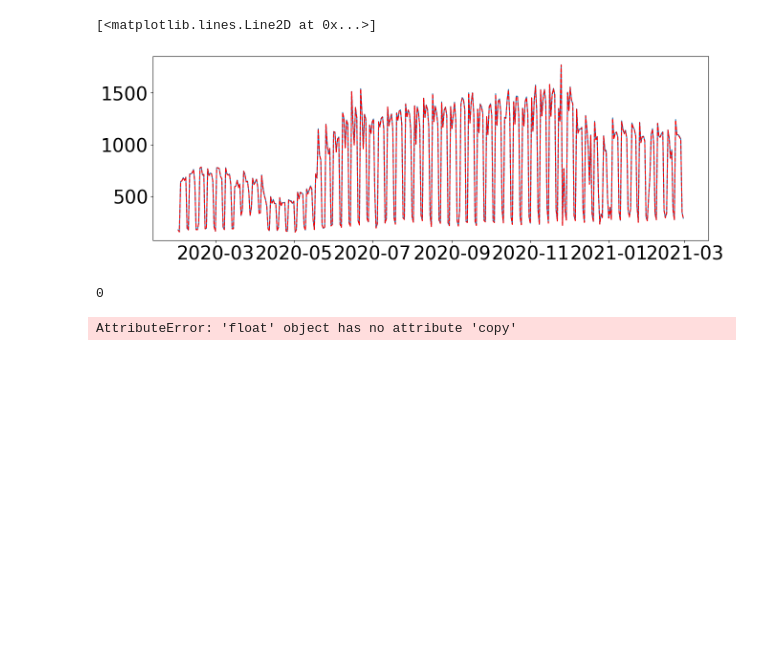
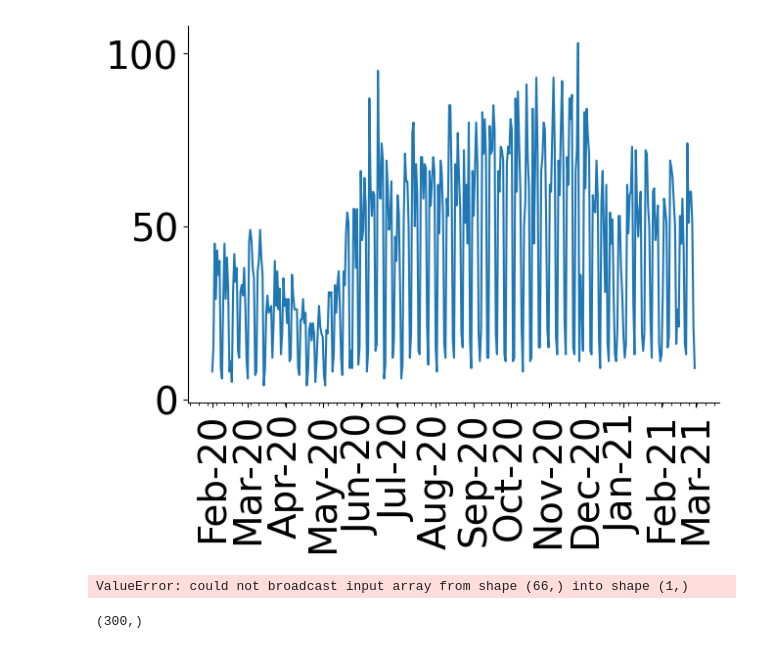
Before and after one commit to ChaosDonkey06/AMR_ABM2, a Jupyter notebook: model_sims.ipynb, the cells around one changed output. Saved outputs shown, nothing was run; the diff lists cells and outputs as text; code cells hidden in the pictures; blank space fills up the shorter version.

Commit message:
update patient observational model

```diff
--- a/model_sims.ipynb
+++ b/model_sims.ipynb
@@ -65,6 +69,7 @@ def amr_abm(agents_state, movement, ward2size, parameters):
         parameters   : dictionary of parameters, contains importation rate (gamma), nosocomial transmission rate (beta),
                         effective sensitivity (ro), and decolonization rate (alpha)
     """
+    agents_state = onp.array(agents_state)
 
     γ   = parameters["gamma"] # importation rate.
     β   = parameters["beta"]  # nosocomial transmission rate.
@@ -104,45 +109,33 @@ from jax import jit, vmap
 
 dates_simulation = pd.date_range(start="2020-02-01", end="2021-02-28", freq="D")
 
 parameters          = {}
-parameters["gamma"] = 100/100
+parameters["gamma"] = 5/100
 parameters["beta"]  = 0.02
 parameters["ro"]    = 6/100
 parameters["alpha"] = 1/120
 parameters["Nw"]    = len(ward2id)
 parameters["Np"]    = movement_df.mrn_id.unique().shape[0]
 
 colonized    = []
 
 key   = random.PRNGKey(0)
 model = lambda pstatus, movement: amr_abm(pstatus, movement, ward2size, parameters)
 
 from tqdm import tqdm
 import numpy as onp
 
 agents_state = onp.zeros(parameters["Np"])
 
 for date in tqdm(dates_simulation):
     movement     = movement_df[movement_df["date"]==date]
     agents_state = model(agents_state, movement)
     colonized.append(np.sum(agents_state==Patient.colonized))
 
 from utils.plot_utils import *
 
 fig, ax = plt.subplots(1, 1, figsize=(7, 5))
 ax.plot(dates_simulation, colonized)
-ax.plot(dates_simulation, movement_df.groupby(["date"]).sum()[["first_day"]]["first_day"].values, ls="--", color="red")
+format_axis(ax)
 # %% [output]
-[<matplotlib.lines.Line2D at 0x...>]
-[figure, old version]
+[figure, new version]
-# %%
-model_ensemble = onp.vectorize(amr_abm, excluded=[1, 2, 3])
-agents_state   = onp.zeros((movement_df.mrn_id.unique().shape[0], 2))
-
-for i, date in enumerate(dates_simulation):
-    movement     = movement_df[movement_df["date"]==date]
-    print(i)
-    agents_state = model_ensemble(agents_state, movement, ward2size, parameters)
-# %% [output]
-0
-AttributeError: 'float' object has no attribute 'copy'
@@ -148,0 +228,25 @@ AttributeError: 'float' object has no attribute 'copy'
+# %%
+patients_state = agents_state
+
+_, m = patients_state.shape
+ρ    = parameters["ro"] # effective sensitivity.
+Nw   = parameters["Nw"] # number of wards
+
+ward_colonized = onp.zeros((parameters["Nw"], 1))
+ward_positive  = onp.zeros((parameters["Nw"], 1))
+
+p_test = onp.random.uniform(patients_state.shape[0], m) <= patients_state * ρ
+
+i, ward_id         = next(enumerate(movement["ward_id"].unique()))
+patients_ward      = movement.query(f"ward_id=={ward_id} and test==True")["mrn_id"].values
+patients_test_ward = movement.query(f"ward_id=={ward_id}")["mrn_id"].values
+
+
+ward_colonized[ward_id,:] = onp.sum(patients_state[patients_ward, :] == Patient.colonized, axis=0)
+ward_positive[ward_id,:]  = onp.sum(p_test[patients_test_ward, :] == Observed.yes, axis=0)
+# %% [output]
+ValueError: could not broadcast input array from shape (66,) into shape (1,)
+# %%
+onp.sum(patients_state[patients_ward, :] == Patient.colonized, axis=0).shape
+# %% [output]
+(300,)
```
Also changed, not shown: parts of 6 cells of this notebook.
